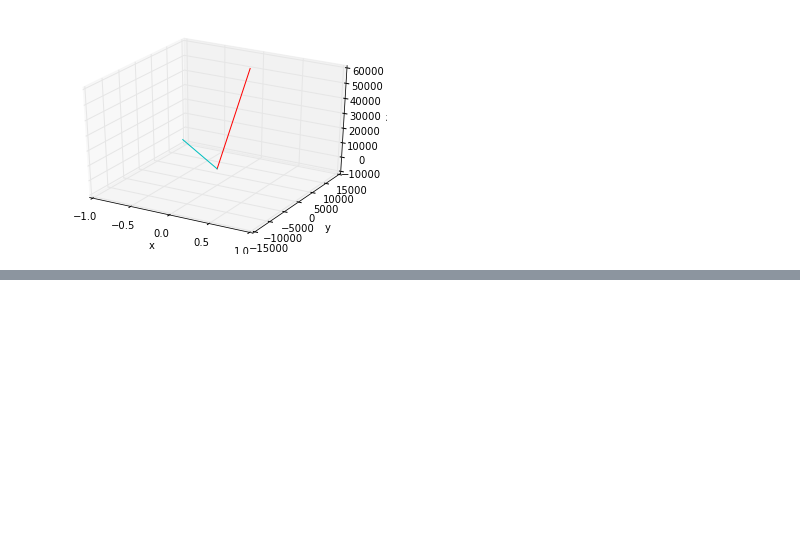
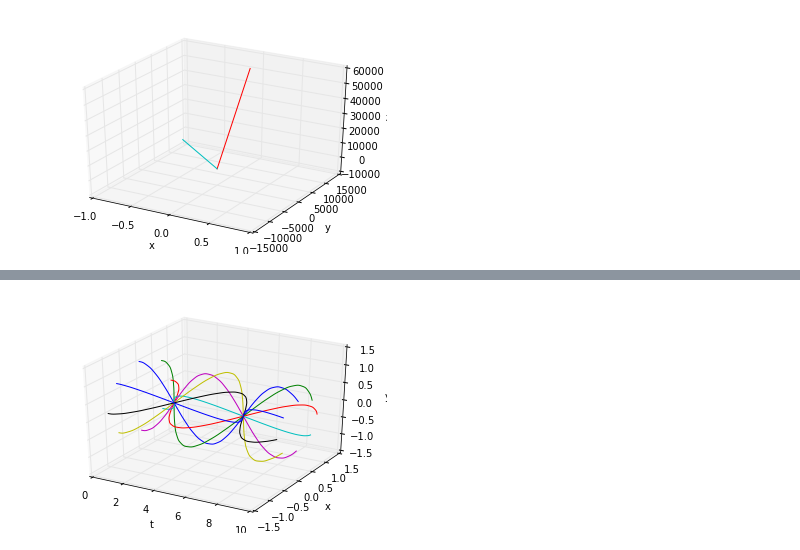
Before and after one commit to REL95/Comp-1421-Final-Project, a Jupyter notebook: Final Project (Grant, Nick, Robert) .ipynb, the cells around one changed output, grey strips where cells are left out. Saved outputs shown, nothing was run; the diff lists cells and outputs as text; code cells hidden in the pictures; blank space fills up the shorter version.

```diff
--- a/Final Project (Grant, Nick, Robert) .ipynb
+++ b/Final Project (Grant, Nick, Robert) .ipynb
@@ -489,0 +543,18 @@ plt.show()
+# %%
+from mpl_toolkits.mplot3d import Axes3D
+fig = plt.figure()
+ax = fig.gca(projection='3d')
+ax.plot(t, non_uniform_ring[:,0], non_uniform_ring[:,1])
+ax.plot(t, non_uniform_ring[:,6], non_uniform_ring[:,7])
+ax.plot(t, non_uniform_ring[:,12], non_uniform_ring[:,13])
+ax.plot(t, non_uniform_ring[:,18], non_uniform_ring[:,19])
+ax.plot(t, non_uniform_ring[:,24], non_uniform_ring[:,25])
+ax.plot(t, non_uniform_ring[:,30], non_uniform_ring[:,31])
+ax.plot(t, non_uniform_ring[:,36], non_uniform_ring[:,37])
+ax.plot(t, non_uniform_ring[:,42], non_uniform_ring[:,43])
+ax.set_xlabel('t')
+ax.set_ylabel('x')
+ax.set_zlabel('y')
+plt.show()
+# %% [output]
+[figure, added]
```
Also changed, not shown: parts of 5 cells of this notebook.
